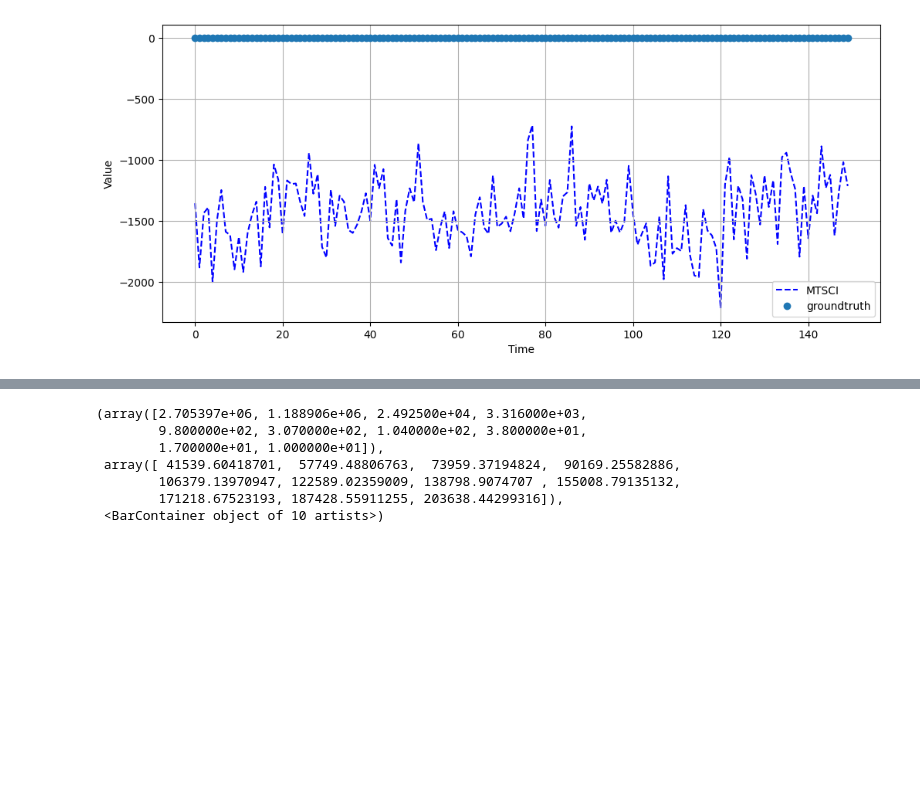
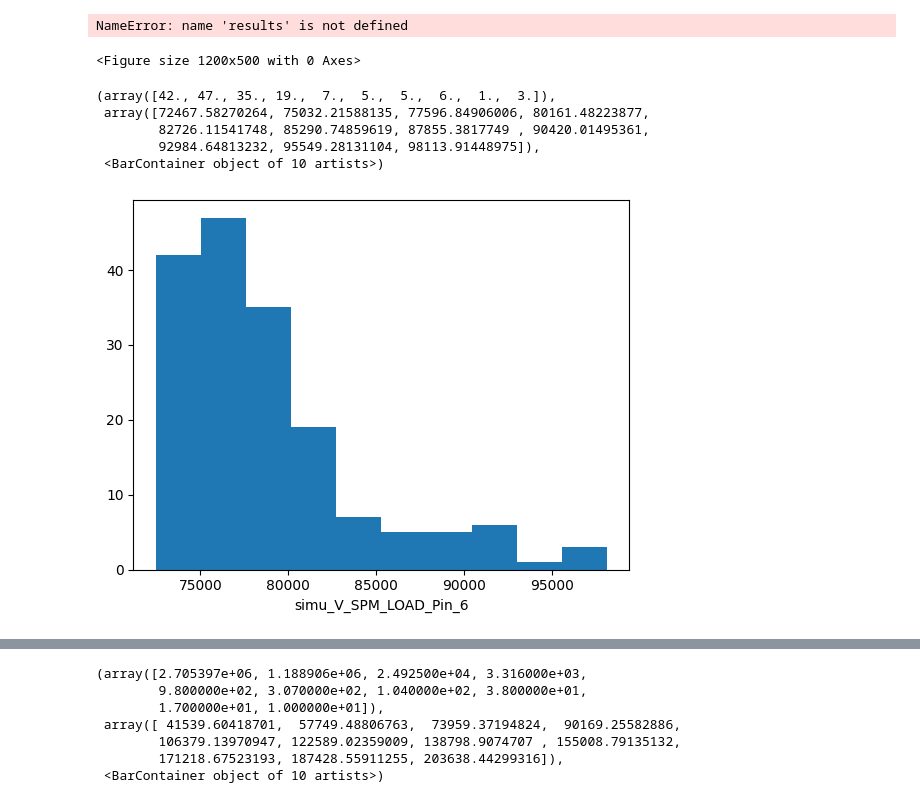
Before and after one commit to rribault-fem/MTSCI, a Jupyter notebook: imgs/plot_results.ipynb, the cells around one changed output, grey strips where cells are left out. Drawn from its saved outputs; the diff is of its cells as text; code cells hidden in the pictures; blank space fills up the shorter version.

```diff
--- a/imgs/plot_results.ipynb
+++ b/imgs/plot_results.ipynb
@@ -43,10 +47,10 @@ x = np.arange(0, 150, 1)
 sample = 1
 
 # Plot ground truth
-plt.plot( results["imputed_data"][0:150,3], 'b--', label='MTSCI', zorder=1)
+plt.plot( results["imputed_data"][0:150,14], 'b--', label='MTSCI', zorder=1)
 
 # Plot observed data
-plt.plot( results["groundtruth"][0:150,3], 'o', label='groundtruth', zorder=2)
+plt.plot( results["groundtruth"][0:150,14], 'o', label='groundtruth', zorder=2)
 
 # Plot MTSI
 # plt.plot(results["imputed_data"][150:300,1], '--', color='red', label='MTSCI', zorder=4)
@@ -65,20 +69,35 @@ plt.grid(True)
 # Show plot
 plt.show()
 # %% [output]
-[figure, removed]
+NameError: name 'results' is not defined
+<Figure size 1200x500 with 0 Axes>
 # %%
 import os
 dataset_path = os.path.join(r"~",r"git_folder/torchydra/2024-07-02_merged_simu_sensors_db_saved.nc")
 channels = ['simu_AI_WindSpeed', 'simu_V_ST_TrueWindDir', 'simu_V_ST_TrueNacelleDir', 'simu_V_GridRealPowerLog', 'simu_V_MRU_Heave', 'simu_V_MRU_Pitch', 'simu_V_MRU_Roll', 'simu_V_MRU_Longitude_rel', 'simu_V_MRU_Latitude_rel', 'simu_V_RotorRpm', 'simu_V_MRU_Heading', 'simu_V_SPM_LOAD_Pin_1', 'simu_V_SPM_LOAD_Pin_2', 'simu_V_SPM_LOAD_Pin_3', 'simu_V_SPM_LOAD_Pin_4', 'simu_V_SPM_LOAD_Pin_5', 'simu_V_SPM_LOAD_Pin_6'] # 'pitch', 'yaw']
-envir_list = ['simu_hs', 'simu_tp', 'simu_dp',  'simu_theta10' ]
+envir_list = ['simu_hs', 'simu_tp', 'simu_dp',  'simu_theta10', 'simu_mag10' ]
 
 import xarray as xr
 df = xr.open_dataset(dataset_path)
 variable_list = channels
 coordinate_list = list(df.coords)
 not_drop_list = coordinate_list + variable_list + envir_list
 # drop all variables not in variable_list
 df = df.drop_vars([ var for var in df.variables if var not in not_drop_list] )
 df = df.dropna(dim='time', how='any')
-start='2024-01-01 00:00:00'
-end= '2024-08-30 23:00:00'
+# Drop Heave higher than 6m
+df = df.where(df['simu_V_MRU_Heave'].max(dim='time_sensor') <4, drop=True)
+# Drop when the turbine is producing
+df = df.where(df['simu_V_RotorRpm'].mean(dim='time_sensor') <3, drop=True)
+# df['simu_mag10'].plot.hist()
+for i in range(1,7):
+    df = df.where(df[f'simu_V_SPM_LOAD_Pin_{i}'].max(dim='time_sensor')<100000, drop=True)
+
+df['simu_V_SPM_LOAD_Pin_6'].max(dim='time_sensor').plot.hist()
+# %% [output]
+(array([42., 47., 35., 19.,  7.,  5.,  5.,  6.,  1.,  3.]),
+ array([72467.58270264, 75032.21588135, 77596.84906006, 80161.48223877,
+        82726.11541748, 85290.74859619, 87855.3817749 , 90420.01495361,
+        92984.64813232, 95549.28131104, 98113.91448975]),
+ <BarContainer object of 10 artists>)
+[figure, added]
```
Also changed, not shown: parts of 8 cells of this notebook, 10 other files.
